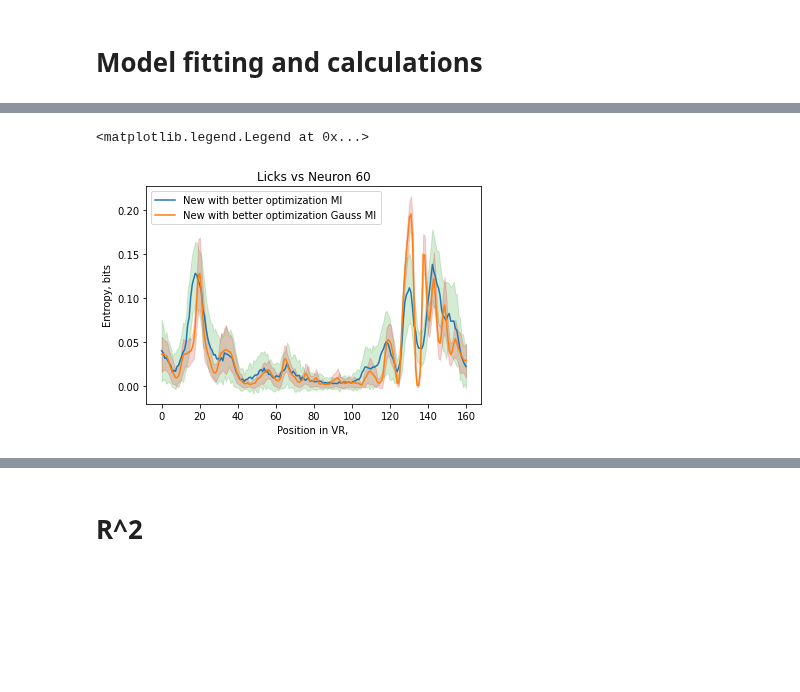
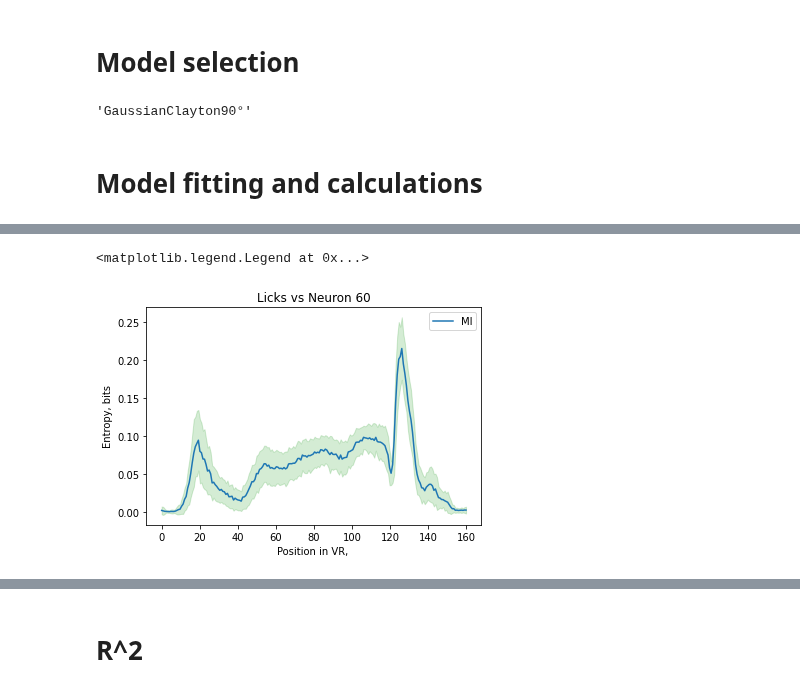
Before and after one commit to NinelK/CopulaGP, a Jupyter notebook: notebooks/paper_figs/Fig5_calculation.ipynb, the cells around one changed output, grey strips where cells are left out. Cells and saved outputs as stored; diff of their text form; code cells hidden in the pictures; blank space fills up the shorter version.

```diff
--- a/notebooks/paper_figs/Fig5_calculation.ipynb
+++ b/notebooks/paper_figs/Fig5_calculation.ipynb
@@ -7,19 +12,35 @@ import numpy as np
+# %% [markdown]
+# Model selection
+# %%
+n1,n2 = -2,60 # Index -2 = Licks, 3/60/63 = Neuron 3/60/63
+
+with open(f"../../plos_fig5_data/ex_{n1}_{n2}_serialized.pkl","rb") as f:
+    data = pkl.load(f)
+train_x = torch.tensor(data['X'],device=device).float()
+train_y = torch.tensor(data['Y'],device=device).float()
+
+(neuronal, waic) = select_copula.select_copula_model(data['X'],data['Y'],device,'cond','../../results/',
+                                           n1,n2,train_x=train_x,train_y=train_y)
+neuronal.name_string
+# %% [output]
+'GaussianClayton90°'
 # %% [markdown]
 # Model fitting and calculations
 # %%
-n1,n2 = 3,63 # Index -2 = Licks, 60 = Neuron 60
+n1,n2 = -2,60 # Index -2 = Licks, 60 = Neuron 60
 
-import torch
-device='cuda:0'
 with open(f"../../plos_fig5_data/ex_{n1}_{n2}_serialized.pkl","rb") as f:
     data = pkl.load(f)
 train_x = torch.tensor(data['X'],device=device).float()
 train_y = torch.tensor(data['Y'],device=device).float()
 
-
-likelihoods = [bvcopula.FrankCopula_Likelihood(),bvcopula.ClaytonCopula_Likelihood(rotation='0°'),bvcopula.GumbelCopula_Likelihood(rotation='270°')] #[bvcopula.GaussianCopula_Likelihood()]
-%time waic, model = bvcopula.infer(likelihoods,train_x,train_y,device=device,prior_rbf_length=0.5,output_loss='loss.png')
-print(waic)
+if (n1==3) & (n2==63):
+    likelihoods = [bvcopula.GaussianCopula_Likelihood(),bvcopula.ClaytonCopula_Likelihood(rotation='90°')]
+elif (n1==-2) & (n2==60):
+    likelihoods = [bvcopula.FrankCopula_Likelihood(),bvcopula.ClaytonCopula_Likelihood(rotation='0°'),bvcopula.GumbelCopula_Likelihood(rotation='270°')]
+else:
+    raise "Select a model first"
+%time waic, model = bvcopula.infer(likelihoods,train_x,train_y,device=device,prior_rbf_length=1.0,output_loss='loss.png')
 
 test_x = torch.linspace(0,1,200,device=device).float()
 MI = np.zeros((100,200))
@@ -28,30 +49,14 @@ for i in range(100):
     copula = model.likelihood.get_copula(f) # initialize a copula, parameterized by that GP sample
     MI[i] = copula.entropy(sem_tol=0.01, mc_size=1000).cpu().numpy()
 
-likelihoods = [bvcopula.GaussianCopula_Likelihood()]
-%time waic, gauss_model = bvcopula.infer(likelihoods,train_x,train_y,device=device,prior_rbf_length=0.5,output_loss='loss.png')
-print(waic)
-
-gauss_MI = np.zeros((100,200))
-for i in range(100):
-    f = gauss_model.gp_model(test_x).rsample(torch.Size([1])) # sample from a GP
-    copula = gauss_model.likelihood.get_copula(f) # initialize a copula, parameterized by that GP sample
-    gauss_MI[i] = copula.entropy(sem_tol=0.01, mc_size=1000).cpu().numpy()
-
-# f = model.gp_model(test_x).mean # sample from a GP
-# copula = model.likelihood.get_copula(f) # initialize a copula, parameterized by that GP sample
-# MI = copula.entropy(sem_tol=0.01, mc_size=1000)
-# copula = model.marginalize(test_x)
-# %time gauss_MI = copula.entropy(sem_tol=0.001, mc_size=1000)
-
 plt.title('Licks vs Neuron 60')
-# plt.plot(np.linspace(0,160,200),data['MI'][1], label='Old MI')
-# plt.plot(np.linspace(0,160,200),data['gauss_MI'][1], label='Old Gauss MI')
-plt.plot(np.linspace(0,160,200),-MI.mean(0), label='New with better optimization MI')
+plt.plot(np.linspace(0,160,200),-MI.mean(0), label='MI')
 plt.fill_between(np.linspace(0,160,200),-MI.mean(0)-MI.std(0),-MI.mean(0)+MI.std(0),alpha=0.2,color='C2')
-plt.plot(np.linspace(0,160,200),-gauss_MI.mean(0), label='New with better optimization Gauss MI')
-plt.fill_between(np.linspace(0,160,200),-gauss_MI.mean(0)-gauss_MI.std(0),-gauss_MI.mean(0)+gauss_MI.std(0),alpha=0.2,color='C3')
 plt.ylabel('Entropy, bits')
 plt.xlabel('Position in VR, ')
 plt.legend()
+
+# data['MI'] = MI
+# with open(f"/home/nina/CopulaGP/plos_fig5_data/ex_{n1}_{n2}_serialized.pkl","wb") as f:
+#     pkl.dump(data,f)
 # %% [output]
@@ -64,2 +65,2 @@ Wall time: 1min 40s
 <matplotlib.legend.Legend at 0x...>
-[figure, old version]
+[figure, new version]
```
Also changed, not shown: parts of 10 cells of this notebook, 19 other files.
